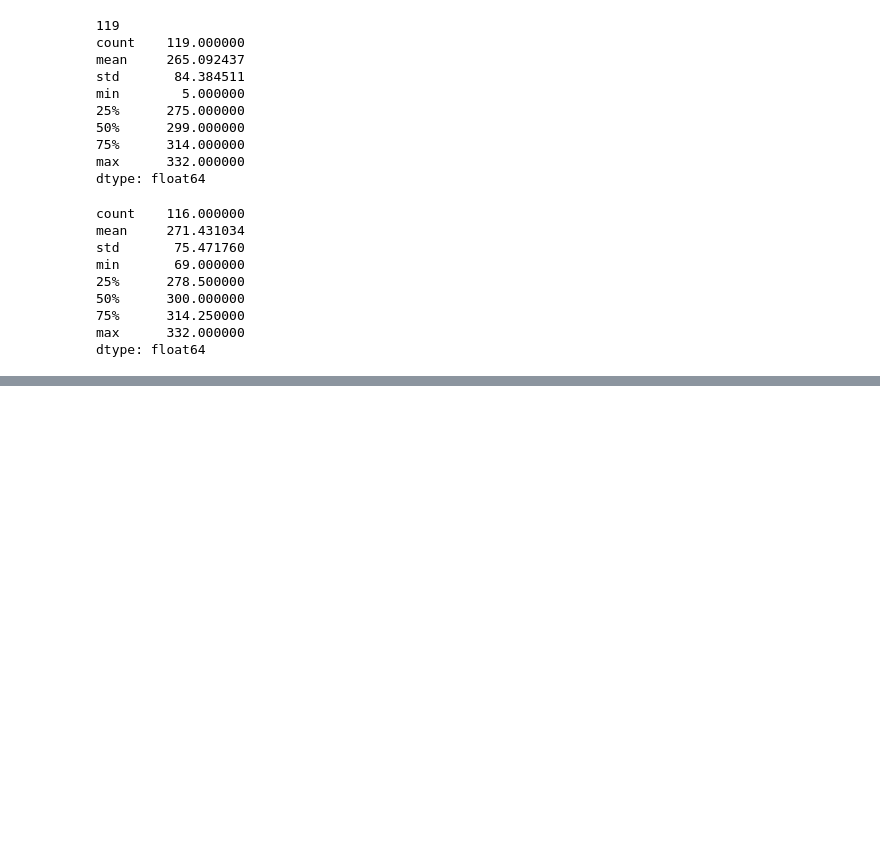
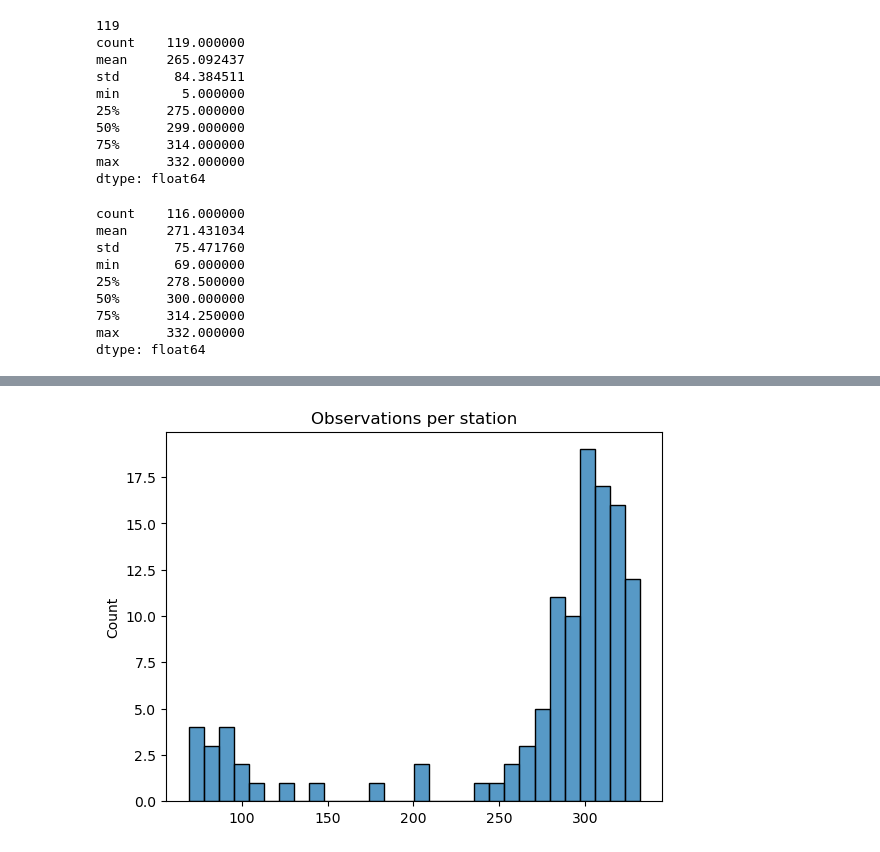
Before and after one commit to leilacielok/bayesian_analysis_project, a Jupyter notebook: analysis.ipynb, the cells around one changed output, grey strips where cells are left out. Saved outputs shown, nothing was run; the diff lists cells and outputs as text; code cells hidden in the pictures; blank space fills up the shorter version.

```diff
--- a/analysis.ipynb
+++ b/analysis.ipynb
@@ -103,0 +151,13 @@ df["day_of_week"] = df["Start"].dt.dayofweek
+# %%
+import numpy as np
+
+# y
+print("Y stats:")
+print(df['y'].describe())
+print("Skewness:", df['y'].skew())
+
+# log(y)
+df.loc[:, 'log_y'] = np.log(df['y'])
+print("\nlog(Y) stats:")
+print(df['log_y'].describe())
+print("Skewness:", df['log_y'].skew())
@@ -103,0 +184,4 @@ df["day_of_week"] = df["Start"].dt.dayofweek
+# %%
+obs_per_station = df.groupby('station_id').size()
+
+print(obs_per_station.describe())
@@ -103,0 +198,9 @@ df["day_of_week"] = df["Start"].dt.dayofweek
+# %%
+import seaborn as sns
+import matplotlib.pyplot as plt
+
+sns.histplot(obs_per_station, bins=30)
+plt.title("Observations per station")
+plt.show()
+# %% [output]
+[figure, added]
```
Also changed, not shown: parts of 16 cells of this notebook.
